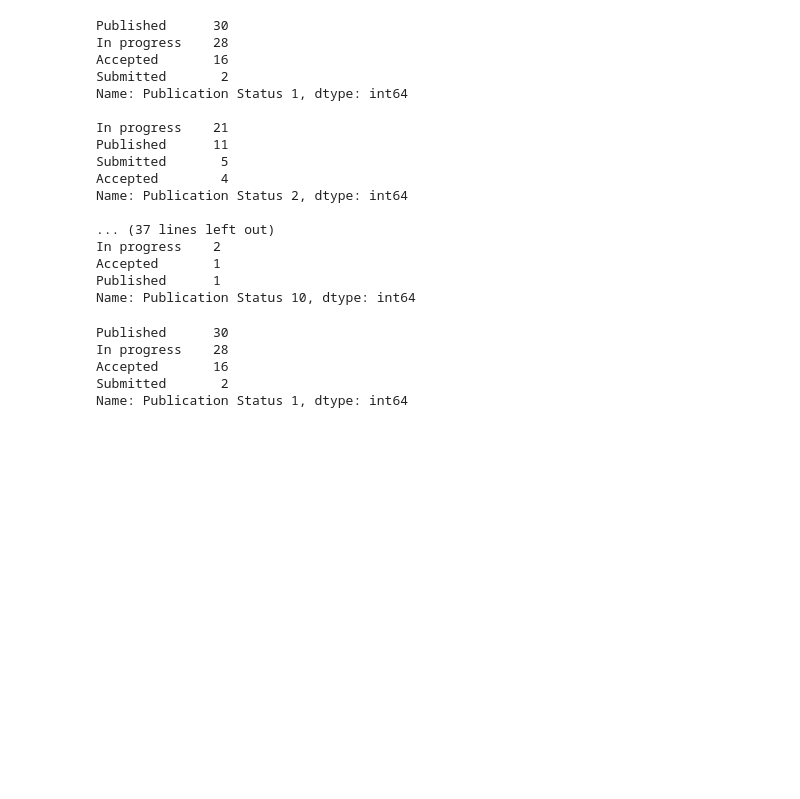
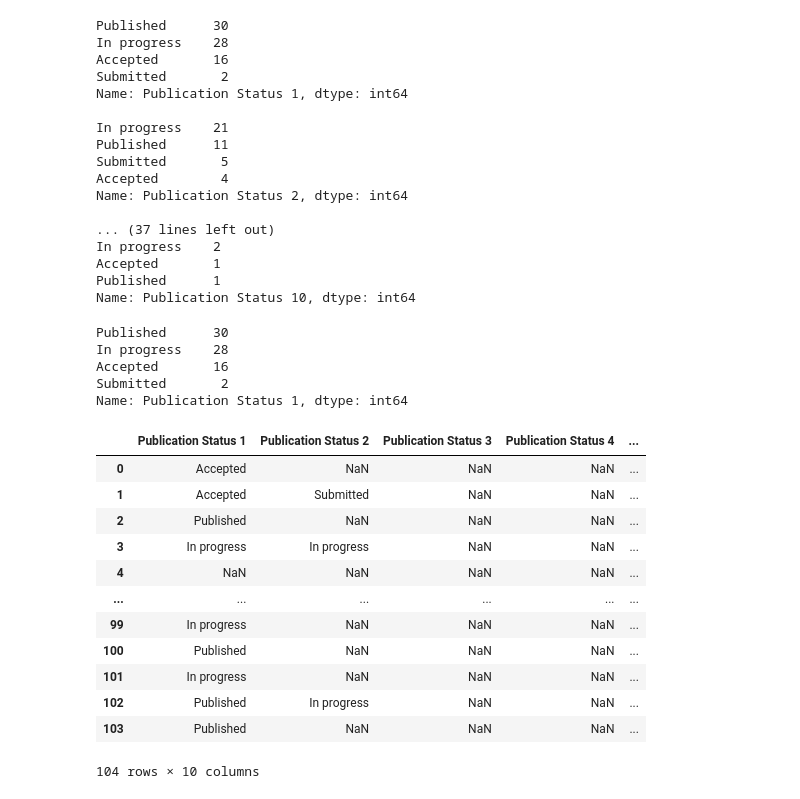
Before and after one commit to lucienqchen/curebound, a Jupyter notebook: curebound/notebooks/phu-diane-data-analysis.ipynb, the cells around one changed output. Cells and saved outputs as stored; diff of their text form; code cells hidden in the pictures; blank space fills up the shorter version.

Commit message:
finished pr publications analysis

```diff
--- a/curebound/notebooks/phu-diane-data-analysis.ipynb
+++ b/curebound/notebooks/phu-diane-data-analysis.ipynb
@@ -379,3 +381,23 @@ Submitted       2
 Name: Publication Status 1, dtype: int64
 # %%
 px.bar(to_plot)
+# %%
+# Get all peer-reviewed publication statuses
+
+pubs = pr.filter(regex=(r'Publication Status\s\d{1}'))
+pubs = pubs[pubs.columns[-3:].tolist() + pubs.columns[:7].tolist()]
+pubs
+# %% [output]
+|  | Publication Status 1 | Publication Status 2 | Publication Status 3 | Publication Status 4 | ... |
+| 0 | Accepted | NaN | NaN | NaN | ... |
+| 1 | Accepted | Submitted | NaN | NaN | ... |
+| 2 | Published | NaN | NaN | NaN | ... |
+| 3 | In progress | In progress | NaN | NaN | ... |
+| 4 | NaN | NaN | NaN | NaN | ... |
+| ... | ... | ... | ... | ... | ... |
+| 99 | In progress | NaN | NaN | NaN | ... |
+| 100 | Published | NaN | NaN | NaN | ... |
+| 101 | In progress | NaN | NaN | NaN | ... |
+| 102 | Published | In progress | NaN | NaN | ... |
+| 103 | Published | NaN | NaN | NaN | ... |
+104 rows × 10 columns
```
Also changed, not shown: parts of 6 cells of this notebook, 4 other files.
